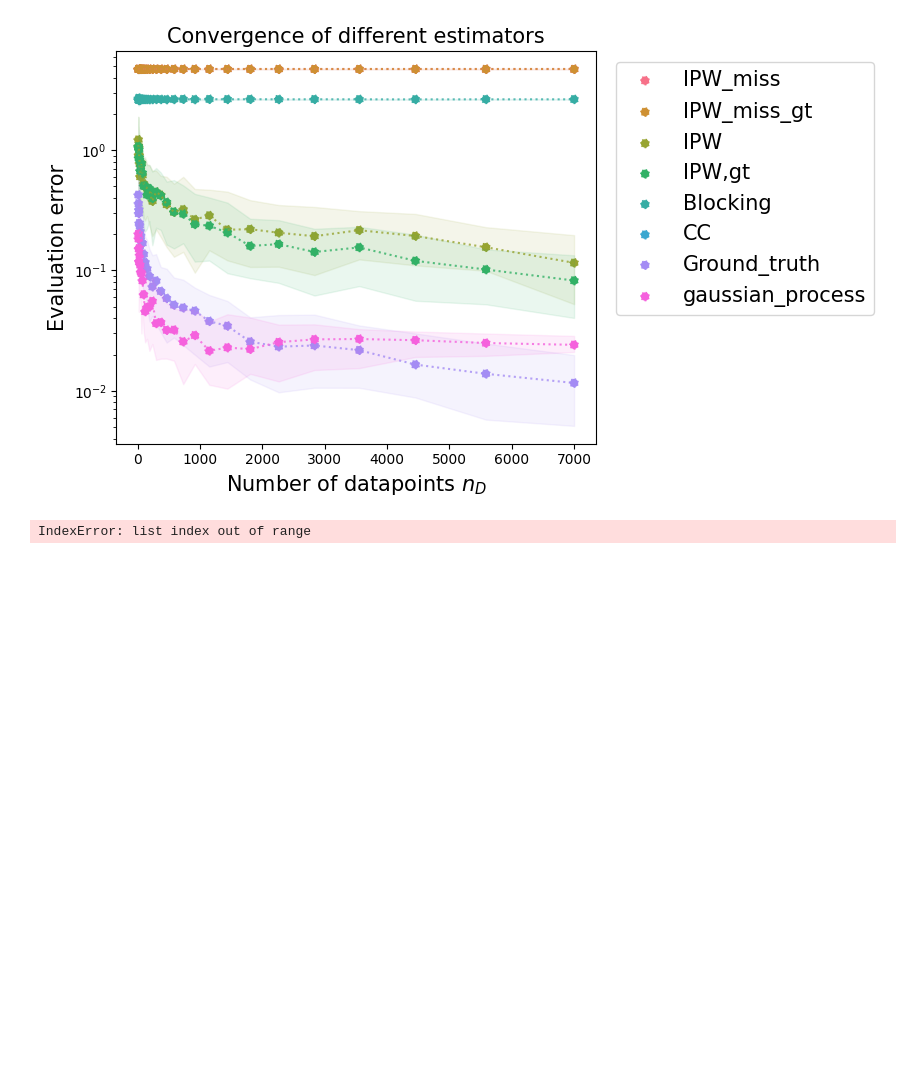
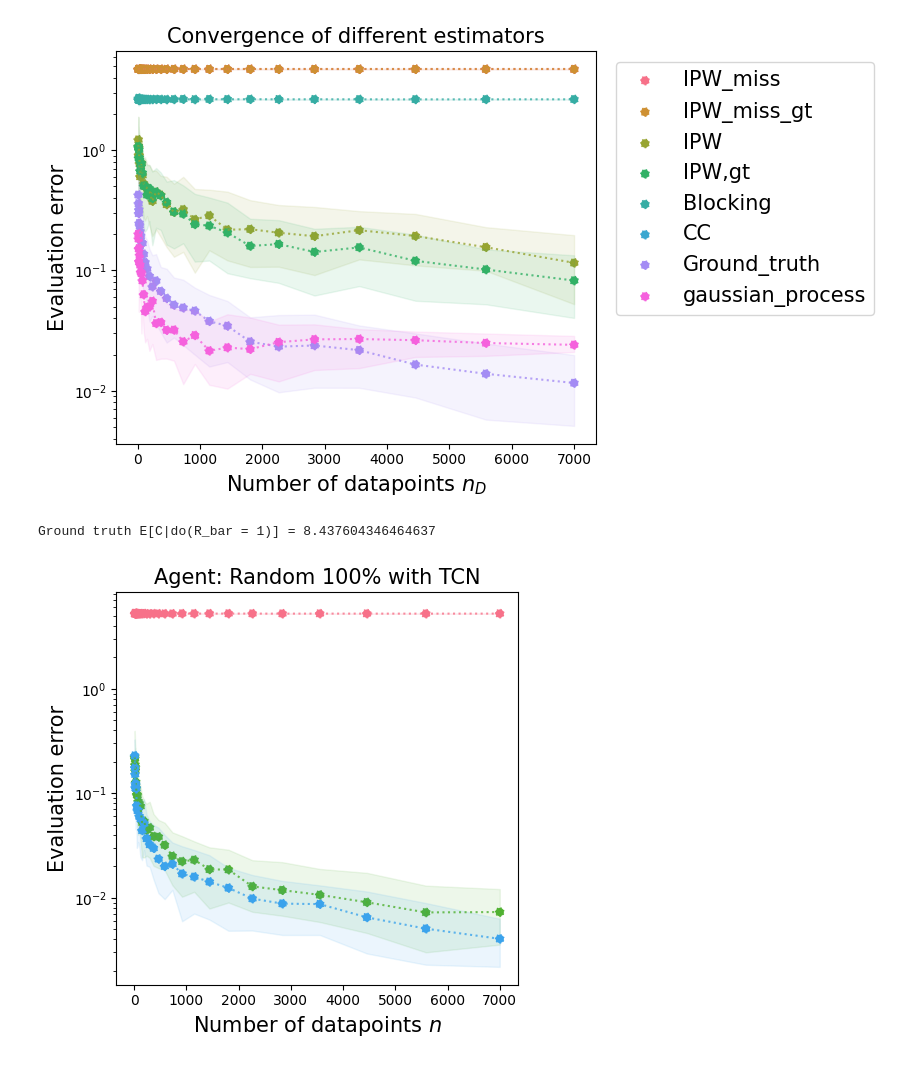
Before and after one commit to joshuawe/sepsis, a Jupyter notebook: notebooks/synthetic_4/afa07_plot_AFAPE_convergence_ts.ipynb, the cells around one changed output. Cells and saved outputs as stored; diff of their text form; code cells hidden in the pictures; blank space fills up the shorter version.

```diff
--- a/notebooks/synthetic_4/afa07_plot_AFAPE_convergence_ts.ipynb
+++ b/notebooks/synthetic_4/afa07_plot_AFAPE_convergence_ts.ipynb
@@ -61,32 +61,33 @@ from afa.afa_models.afa_estimators.visualization.plot_convergence_results import
 dataset_name   = "synthetic_4"
 # name for of missingness scenario
 miss_scenario  = 'MCAR_1'
 # name for agents
-agent_index = 4
+agent_index = 3
 agent_names  = ['Random 0% with TCN', 'Random 10% with TCN', 'Random 50% with TCN', 'Random 100% with TCN']
 agent_names_display = ['random_zero_acquisition', 'random_ten_acquisition', 'random_fifty_acquisition', 'random_hundred_acquisition']
 agent_name = agent_names[agent_index]
 agent_name_display = agent_names_display[agent_index]
 included_estimator_types =  ['blocking', 'ground_truth', 'gaussian_process']
 
 # other specifications
 data_dir       = "../../../data/ts/" + dataset_name + "/" + miss_scenario + "/"
 agent_dir = data_dir + 'afa_agents' + '/' + agent_name + '/'
 # find all bootstrap results files
 agent_bootstrap_files = {}
 for included_estimator_type in included_estimator_types:
     agent_bootstrap_files[included_estimator_type] = agent_dir + included_estimator_type + '_' + 'J_bootstraps_convergence.hkl'
 
 afa_convergence_report = AFAConvergenceReport(  agent_bootstrap_files = agent_bootstrap_files,
                                                 agent_name                 = agent_name,
                                                 dataset_name               = dataset_name,
                                                 miss_scenario              = miss_scenario)
 
 J_estimator_types = ['Blocking', 'Ground_truth', 'gaussian_process']
 J_bootstraps = {k: afa_convergence_report.J_bootstraps[k] for k in J_estimator_types if k in afa_convergence_report.J_bootstraps}
 # afa_convergence_report.J_bootstraps.keys()
 J_gt = J_bootstraps['Ground_truth'][-1,:].mean()
 fig = plot_convergence_results(J_bootstraps, afa_convergence_report.convergence_steps, J_gt, legend=False, title='Agent: ' + agent_name, figsize=(5,5))
 fig.savefig(f'/home2/joshua.wendland/Documents/sepsis/figures/AFAPE_synthetic_4/convergence_plot_{agent_name_display}.pdf', bbox_inches='tight')
 # %% [output]
-IndexError: list index out of range
+Ground truth E[C|do(R_bar = 1)] = 8.437604346464637
+[figure, added]
```
Also changed, not shown: 6 other files.
